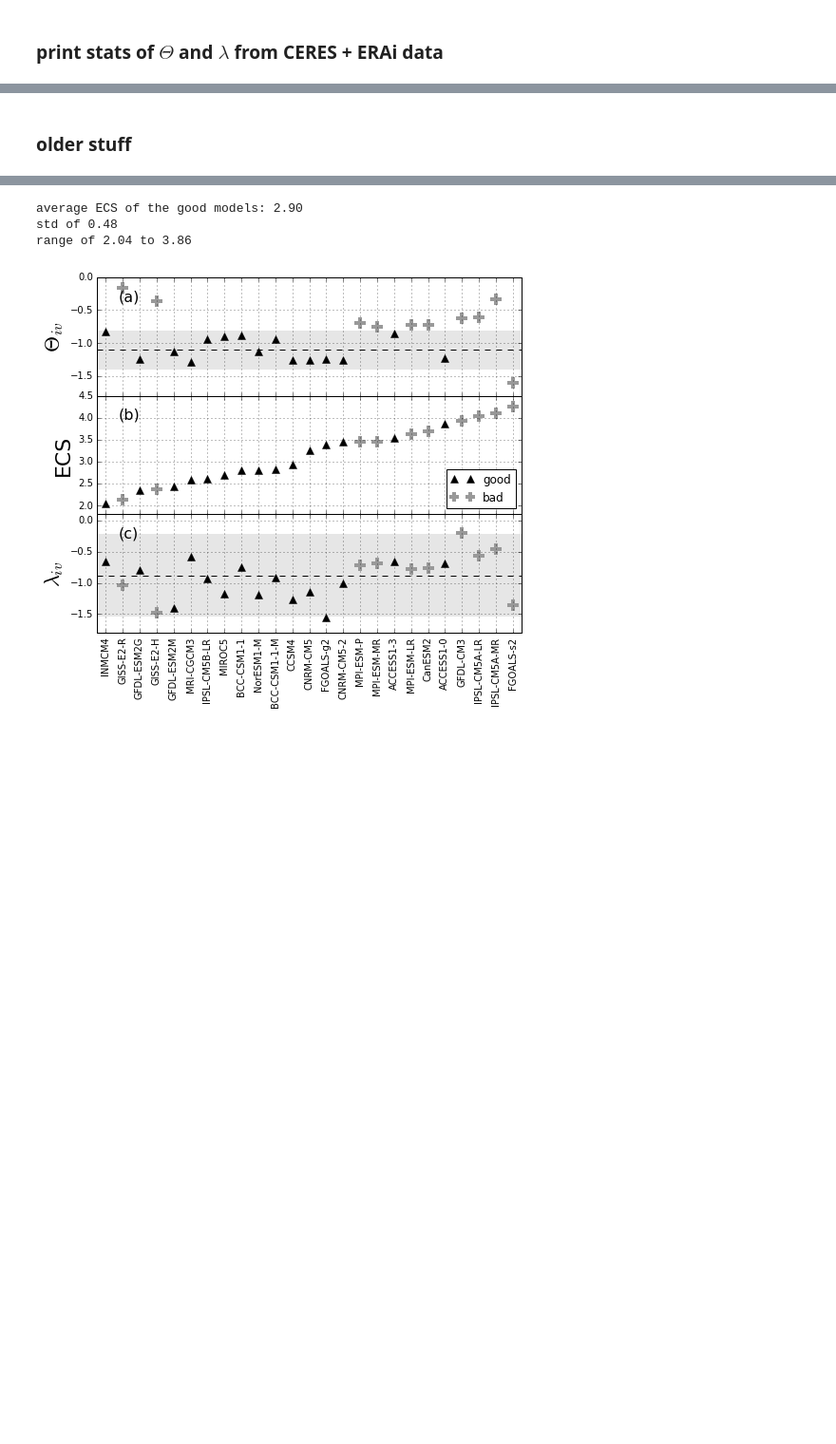
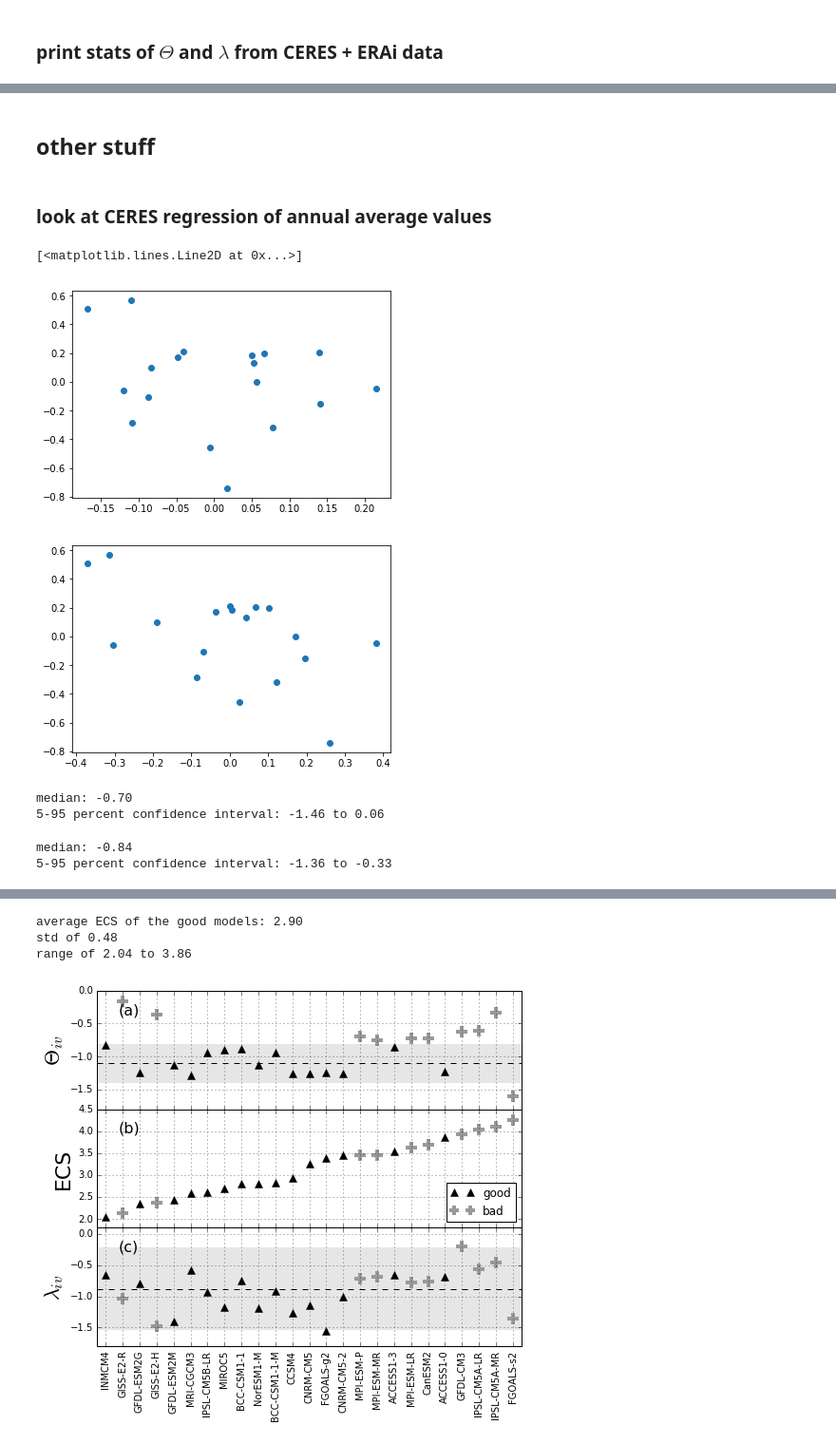
Before and after one commit to aedessler/DesslerMauritsenStevens18, a Jupyter notebook: fig7.ipynb, the cells around one changed output, grey strips where cells are left out. Shown: that part at 95% size. Saved outputs shown, nothing was run; the diff lists cells and outputs as text; code cells hidden in the pictures; blank space fills up the shorter version.

```diff
--- a/fig7.ipynb
+++ b/fig7.ipynb
@@ -197,7 +196,7 @@ for mn in models:
 
             else:
                 # split time series into individual time series and create feedback for each one, then average
-                length=16*12
+                length=17*12
                 temp=temp[:len(temp)//length*length].reshape(len(temp)//length,length)
                 flux=flux[:len(flux)//length*length].reshape(len(flux)//length,length)
                 temp=anomaly(temp.T).T;flux=anomaly(flux.T).T
@@ -248,12 +247,12 @@ Do two different slope calculations: 1) regress detrended R and T and 2) use est
 ovar=[]
 with Dataset('../energyBalance/ceres_era.nc') as fni:
     for varx in ['gtoa_net_all_mon','t_trop','t2m']:
-        ovar.append(data.anomaly(fni[varx][:].squeeze()))
+        ovar.append(anomaly(fni[varx][:].squeeze()))
 
         # detrend the data
         fitx=ols.ols(ovar[-1],np.arange(len(ovar[-1])))
         ovar[-1] = ovar[-1] - np.arange(len(ovar[-1]))*fitx.b[1]
-        ovar[-1]=data.anomaly(ovar[-1])
+        ovar[-1]=anomaly(ovar[-1])
 
 CERESdetrendedFlux = ovar[0]
 CERESdetrendedTa = ovar[1]
@@ -443,2 +442,40 @@ range of 2.04 to 3.86
 # %% [markdown]
-### older stuff
+## other stuff
+# %% [markdown]
+### look at CERES regression of annual average values
+# %%
+import xarray as xr, pandas as pd
+import xradd
+
+ceres1=xr.DataArray(CERESdetrendedFlux,dims='time',coords={'time': pd.date_range('2000-03-01',freq='M',
+    periods=len(CERESdetrendedFlux))},name='flux')
+ceres2=xr.DataArray(CERESdetrendedTa,dims='time',coords={'time': pd.date_range('2000-03-01',freq='M',
+    periods=len(CERESdetrendedTa))},name='ta')
+ceres3=xr.DataArray(CERESdetrendedTs,dims='time',coords={'time': pd.date_range('2000-03-01',freq='M',
+    periods=len(CERESdetrendedTs))},name='ts')
+ceres=xradd.annual(xr.merge([ceres1,ceres2,ceres3]))
+
+figure()
+plot(ceres.ts,ceres.flux,'o')
+figure()
+plot(ceres.ta,ceres.flux,'o')
+# %% [output]
+[<matplotlib.lines.Line2D at 0x...>]
+[figure, added]
+[figure, added]
+# %%
+## regression of flux vs. Ts
+slope=monteCarlo1(np.array(ceres.ts),np.array(ceres.flux),runs=numSortRuns,autocorr=True)[0]
+print('median: {:.2f}'.format(np.median(slope)))
+print('5-95 percent confidence interval: {:.2f} to {:.2f}'.format(np.percentile(slope,5),np.percentile(slope,95)))
+# %% [output]
+median: -0.70
+5-95 percent confidence interval: -1.46 to 0.06
+# %%
+## regression of flux vs. Ta
+slope=monteCarlo1(np.array(ceres.ta),np.array(ceres.flux),runs=numSortRuns,autocorr=True)[0]
+print('median: {:.2f}'.format(np.median(slope)))
+print('5-95 percent confidence interval: {:.2f} to {:.2f}'.format(np.percentile(slope,5),np.percentile(slope,95)))
+# %% [output]
+median: -0.84
+5-95 percent confidence interval: -1.36 to -0.33
```
Also changed, not shown: parts of 7 cells of this notebook, 6 other files.
